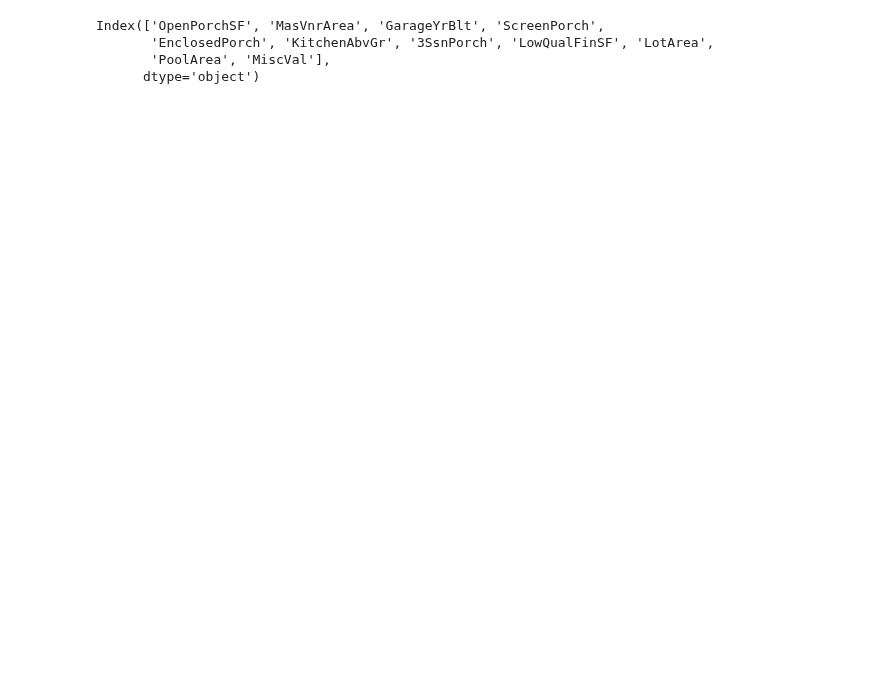
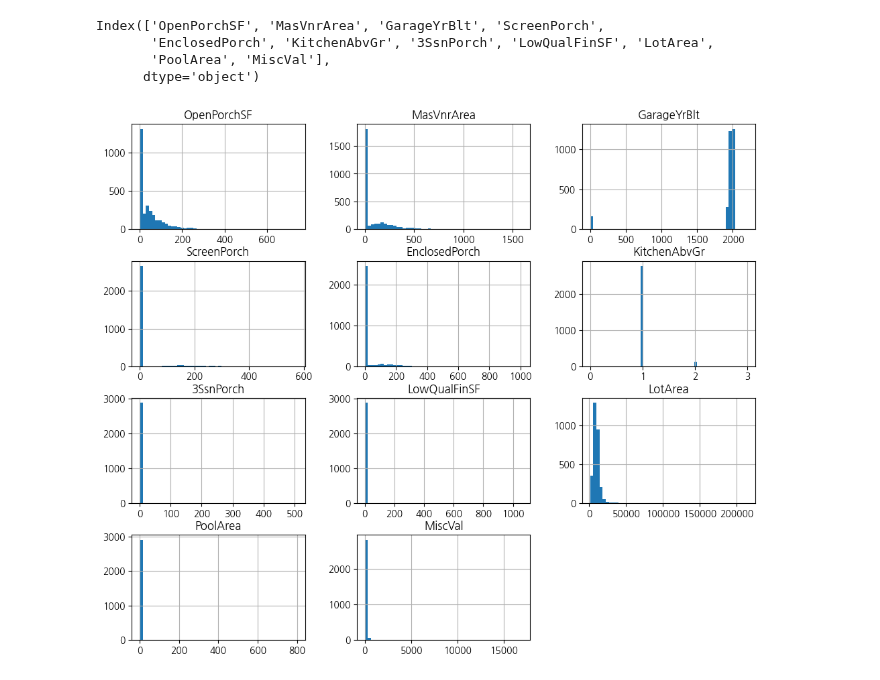
Before and after one commit to wumusill/AI_School, a Jupyter notebook: ML/House_Price/feature_engineering.ipynb, the cells around one changed output. Drawn from its saved outputs; the diff is of its cells as text; code cells hidden in the pictures; blank space fills up the shorter version.

```diff
--- a/ML/House_Price/feature_engineering.ipynb
+++ b/ML/House_Price/feature_engineering.ipynb
@@ -476,3 +478,8 @@ Index(['OpenPorchSF', 'MasVnrArea', 'GarageYrBlt', 'ScreenPorch',
        'EnclosedPorch', 'KitchenAbvGr', '3SsnPorch', 'LowQualFinSF', 'LotArea',
        'PoolArea', 'MiscVal'],
       dtype='object')
+# %%
+df[skewed_col].hist(bins=50, figsize=(12, 10));
+plt.show()
+# %% [output]
+[figure, added]
```
Also changed, not shown: parts of 32 cells of this notebook, 5 other files.
